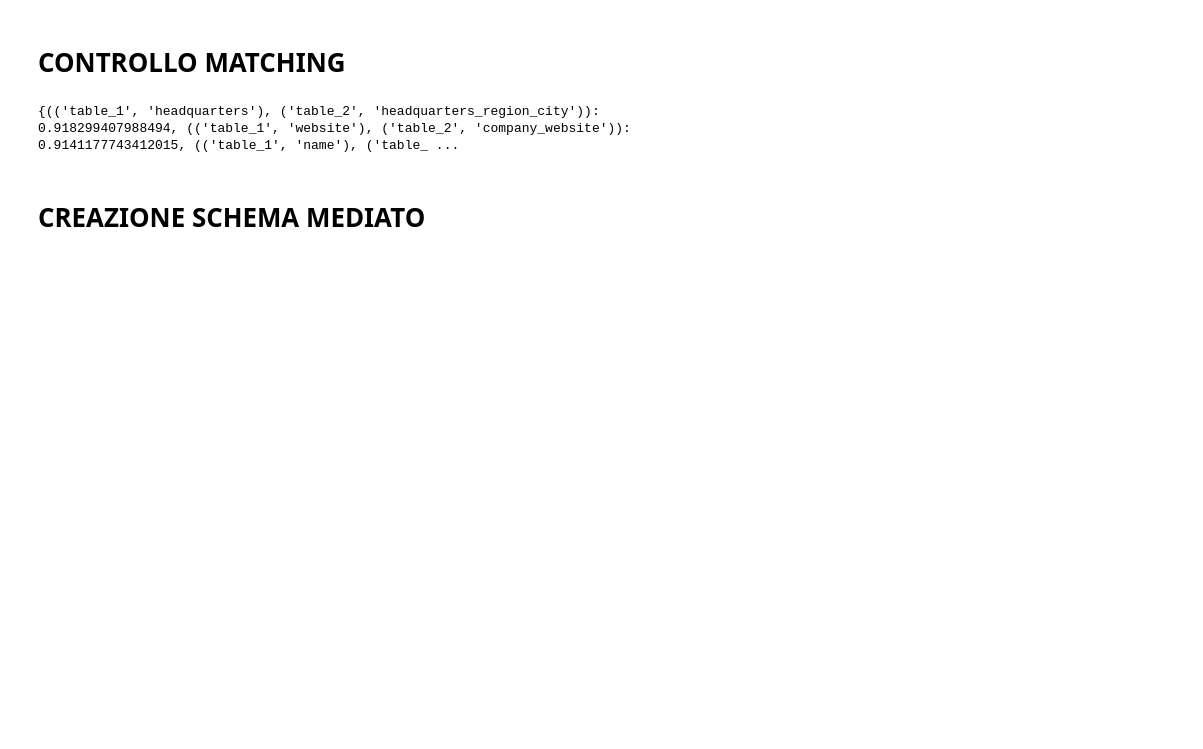
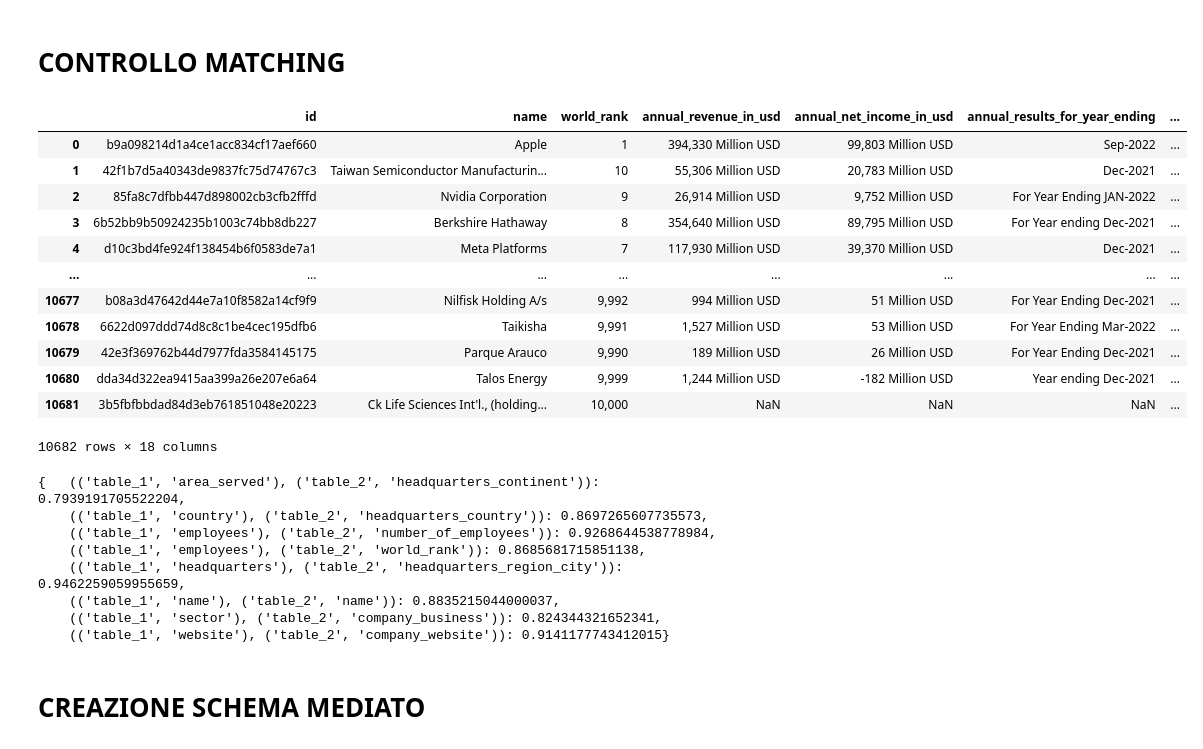
Before and after one commit to dedo99/Progetto_Finale_IDD, a Jupyter notebook: Schema_alignment.ipynb, the cells around one changed output. Cells and saved outputs as stored; diff of their text form; code cells hidden in the pictures; blank space fills up the shorter version.

```diff
--- a/Schema_alignment.ipynb
+++ b/Schema_alignment.ipynb
@@ -3,39 +3,61 @@
 # %%
 import os
 import pandas as pd
 from valentine import valentine_match, valentine_metrics
 from valentine.algorithms import Coma, DistributionBased, Cupid
 import pprint
 import numpy as np
 
 def list2string(x):
     result = ''
     if(isinstance(x, list)):
         for element in x:
-            result = result + ', ' + element
-            return result[1:]
+            result = result + ', ' + str(element)
+        return result[1:]
     else:
         return x
 
 # Load data using pandas
 df1 = pd.read_json("schema_mediato_confronto.json")
 # df2 = pd.read_json("datasets/output_globaldata.json")
 df2 = pd.read_json("datasets/valueToday_dataset.jsonl", lines=True)
-df2 = df2.apply(np.vectorize(list2string))
-
+# df2 = df2.apply(np.vectorize(list2string))
+df2 = df2.applymap(list2string)
+display(df2)
 # Instantiate matcher and run
 # Coma requires java to be installed on your machine
 # If java is not an option, all the other algorithms are in Python (e.g., Cupid)
 # matcher = Coma(strategy="COMA_OPT")
 matcher = DistributionBased(0.9, 0.9)
 matches = valentine_match(df1, df2, matcher)
 # print(type(matches))
 # print(matches)
 pp = pprint.PrettyPrinter(indent=4)
+# %% [output]
+|  | id | name | world_rank | annual_revenue_in_usd | annual_net_income_in_usd | annual_results_for_year_ending | ... |
+| 0 | b9a098214d1a4ce1acc834cf17aef660 | Apple | 1 | 394,330 Million USD | 99,803 Million USD | Sep-2022 | ... |
+| 1 | 42f1b7d5a40343de9837fc75d74767c3 | Taiwan Semiconductor Manufacturin... | 10 | 55,306 Million USD | 20,783 Million USD | Dec-2021 | ... |
+| 2 | 85fa8c7dfbb447d898002cb3cfb2fffd | Nvidia Corporation | 9 | 26,914 Million USD | 9,752 Million USD | For Year Ending JAN-2022 | ... |
+| 3 | 6b52bb9b50924235b1003c74bb8db227 | Berkshire Hathaway | 8 | 354,640 Million USD | 89,795 Million USD | For Year ending Dec-2021 | ... |
+| 4 | d10c3bd4fe924f138454b6f0583de7a1 | Meta Platforms | 7 | 117,930 Million USD | 39,370 Million USD | Dec-2021 | ... |
+| ... | ... | ... | ... | ... | ... | ... | ... |
+| 10677 | b08a3d47642d44e7a10f8582a14cf9f9 | Nilfisk Holding A/s | 9,992 | 994 Million USD | 51 Million USD | For Year Ending Dec-2021 | ... |
+| 10678 | 6622d097ddd74d8c8c1be4cec195dfb6 | Taikisha | 9,991 | 1,527 Million USD | 53 Million USD | For Year Ending Mar-2022 | ... |
+| 10679 | 42e3f369762b44d7977fda3584145175 | Parque Arauco | 9,990 | 189 Million USD | 26 Million USD | For Year Ending Dec-2021 | ... |
+| 10680 | dda34d322ea9415aa399a26e207e6a64 | Talos Energy | 9,999 | 1,244 Million USD | -182 Million USD | Year ending Dec-2021 | ... |
+| 10681 | 3b5fbfbbdad84d3eb761851048e20223 | Ck Life Sciences Int'l., (holding... | 10,000 | NaN | NaN | NaN | ... |
+10682 rows × 18 columns
 # %%
 pp.pprint(matches)
 # %% [output]
-{(('table_1', 'headquarters'), ('table_2', 'headquarters_region_city')): 0.918299407988494, (('table_1', 'website'), ('table_2', 'company_website')): 0.9141177743412015, (('table_1', 'name'), ('table_ ...
+{   (('table_1', 'area_served'), ('table_2', 'headquarters_continent')): 0.7939191705522204,
+    (('table_1', 'country'), ('table_2', 'headquarters_country')): 0.8697265607735573,
+    (('table_1', 'employees'), ('table_2', 'number_of_employees')): 0.9268644538778984,
+    (('table_1', 'employees'), ('table_2', 'world_rank')): 0.8685681715851138,
+    (('table_1', 'headquarters'), ('table_2', 'headquarters_region_city')): 0.9462259059955659,
+    (('table_1', 'name'), ('table_2', 'name')): 0.8835215044000037,
+    (('table_1', 'sector'), ('table_2', 'company_business')): 0.824344321652341,
+    (('table_1', 'website'), ('table_2', 'company_website')): 0.9141177743412015}
 # %% [markdown]
 # CREAZIONE SCHEMA MEDIATO
 # %%
```
Also changed, not shown: parts of 6 cells of this notebook.
